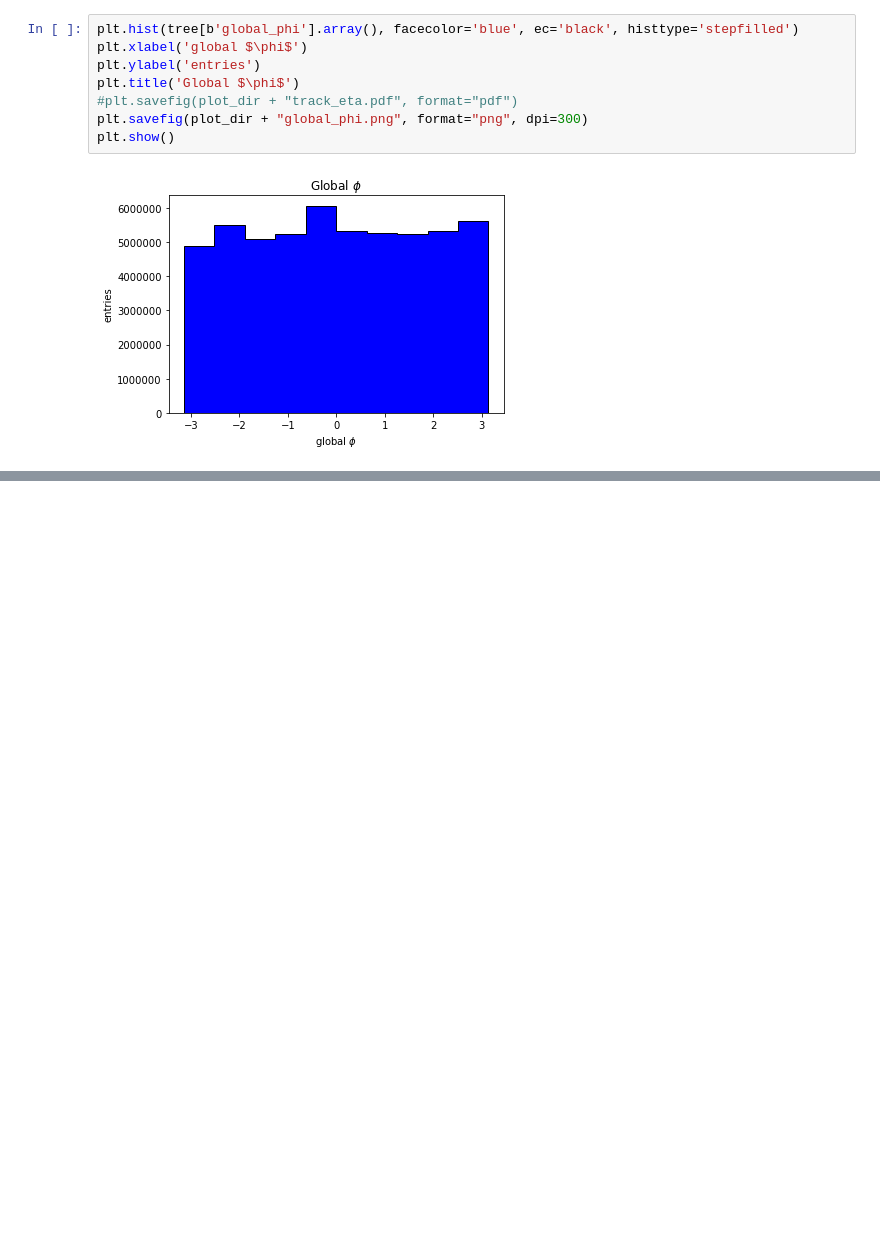
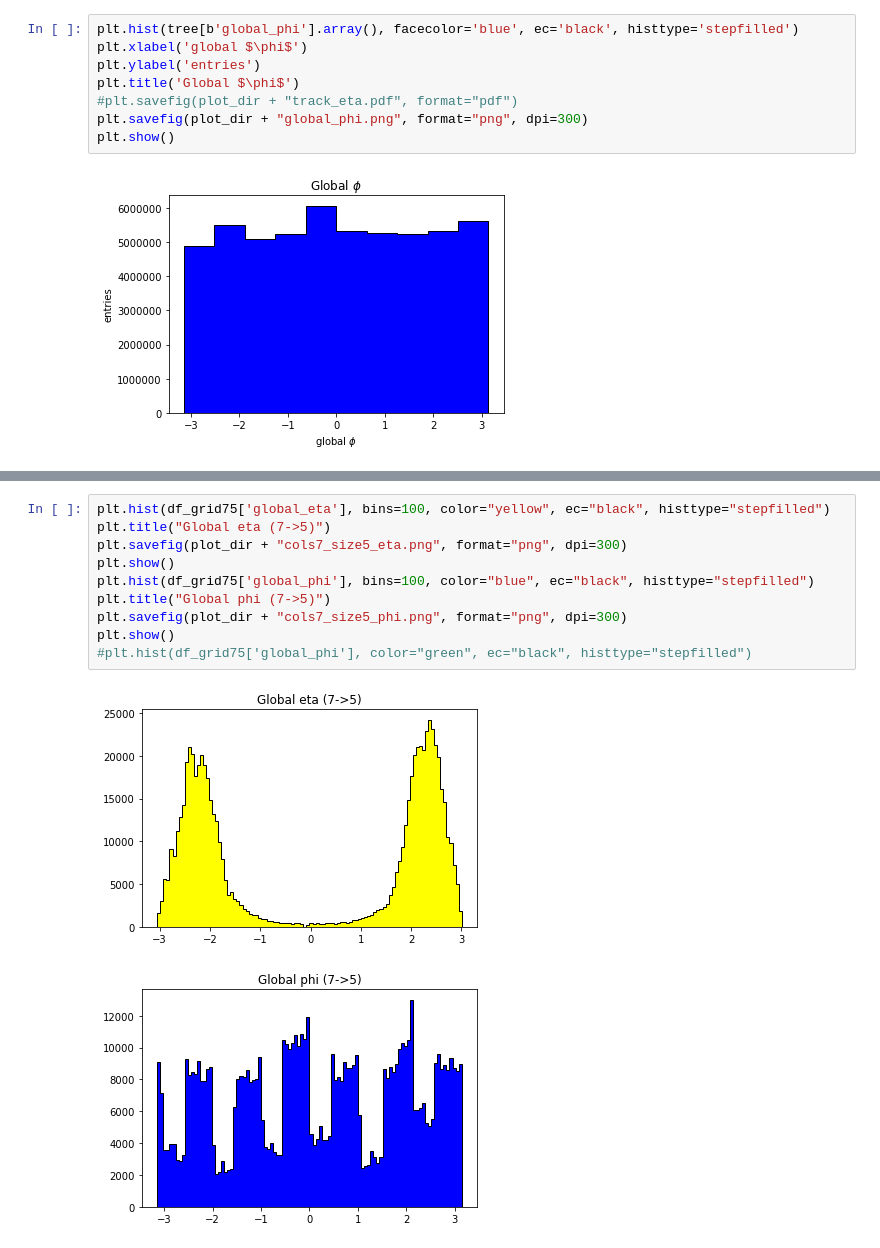
Before and after one commit to mmarchegiani/L1-BrokenClusters, a Jupyter notebook: explore_lumi.ipynb, the cells around one changed output, grey strips where cells are left out. Drawn from its saved outputs; the diff is of its cells as text; blank space fills up the shorter version.

```diff
--- a/explore_lumi.ipynb
+++ b/explore_lumi.ipynb
@@ -41,0 +116,13 @@ plt.show()
+# %%
+plt.hist(df_grid75['global_eta'], bins=100, color="yellow", ec="black", histtype="stepfilled")
+plt.title("Global eta (7->5)")
+plt.savefig(plot_dir + "cols7_size5_eta.png", format="png", dpi=300)
+plt.show()
+plt.hist(df_grid75['global_phi'], bins=100, color="blue", ec="black", histtype="stepfilled")
+plt.title("Global phi (7->5)")
+plt.savefig(plot_dir + "cols7_size5_phi.png", format="png", dpi=300)
+plt.show()
+#plt.hist(df_grid75['global_phi'], color="green", ec="black", histtype="stepfilled")
+# %% [output]
+[figure, added]
+[figure, added]
```
Also changed, not shown: parts of 4 cells of this notebook.
